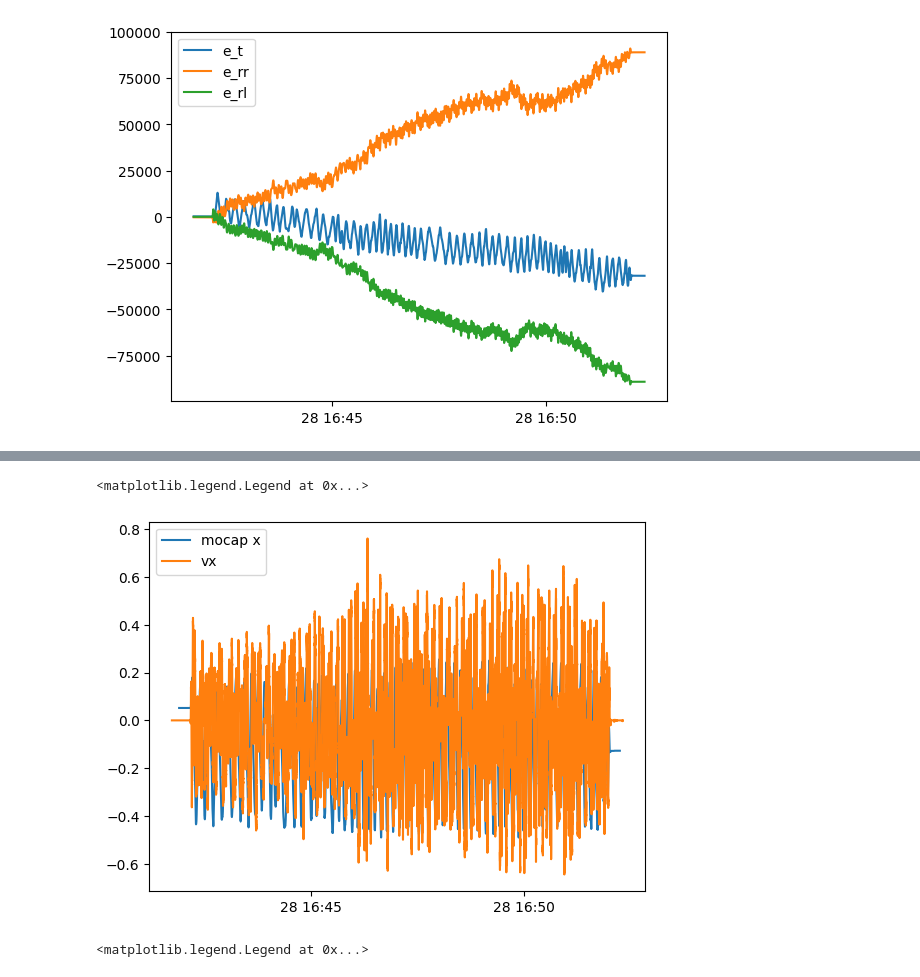
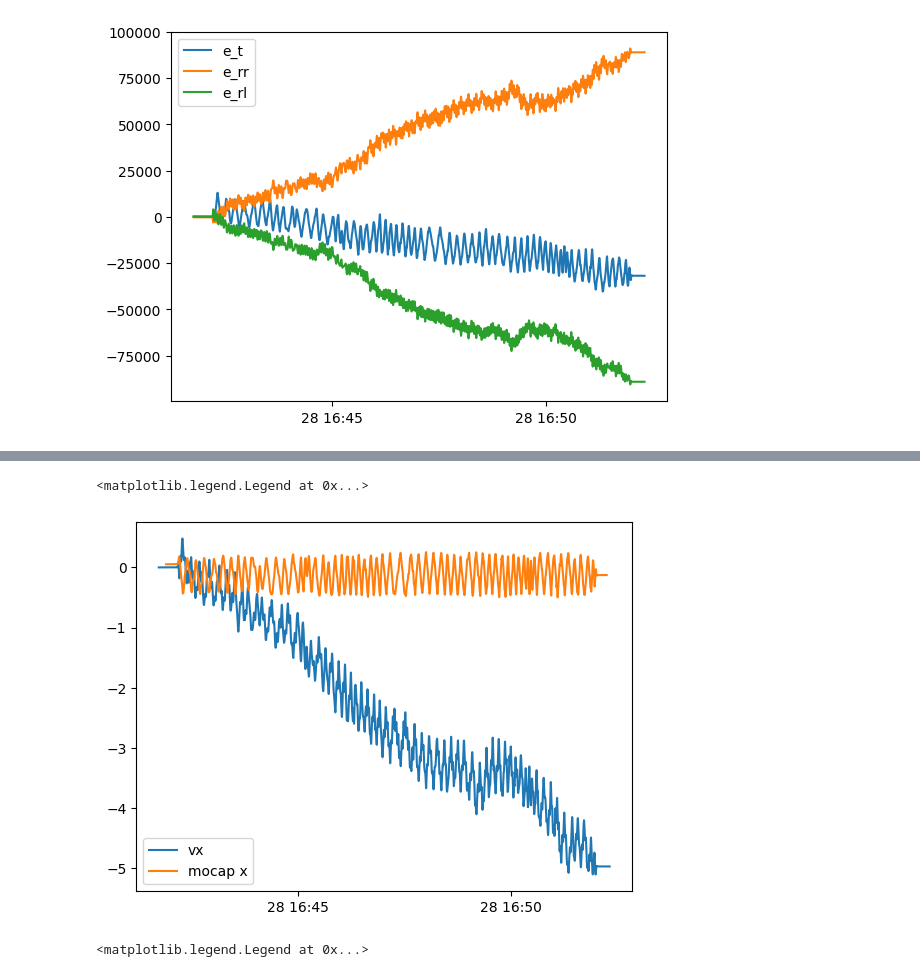
Before and after one commit to SujithChristopher/armbo_preliminary_work, a Jupyter notebook: simulation/ipy_notebooks/omniwheel_err_min.ipynb, the cells around one changed output, grey strips where cells are left out. Cells and saved outputs as stored; diff of their text form; code cells hidden in the pictures.

```diff
--- a/simulation/ipy_notebooks/omniwheel_err_min.ipynb
+++ b/simulation/ipy_notebooks/omniwheel_err_min.ipynb
@@ -92,15 +95,16 @@ plt.legend()
 # %%
 # plt.plot(_mocap_df.m2_x, label="x")
+# plt.plot(_mocap_df["time"][:10000], _mocap_df[_om["x"]][:10000], label="mocap x")
+# plt.plot(df["time"][:10000], -df["x_val"][:10000], label="vx")
+plt.plot(df["time"], df["x_val"], label="vx")
 plt.plot(_mocap_df["time"], _mocap_df[_om["x"]], label="mocap x")
-plt.plot(df["time"], df["vx"], label="vx")
-# plt.plot(df["time"], df["x"], label="x")
 
 
 # plt.plot(df["w"], label="theta")
 plt.legend()
 # %% [output]
 <matplotlib.legend.Legend at 0x...>
-[figure, old version]
+[figure, new version]
 # %%
 """
 checking position
```
Also changed, not shown: parts of 2 cells of this notebook.
